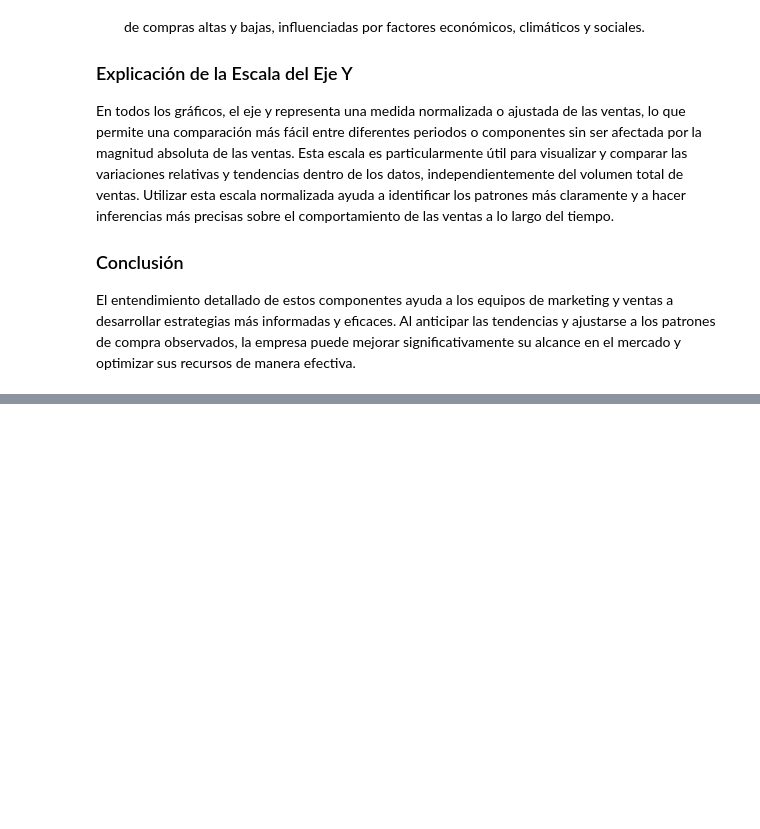
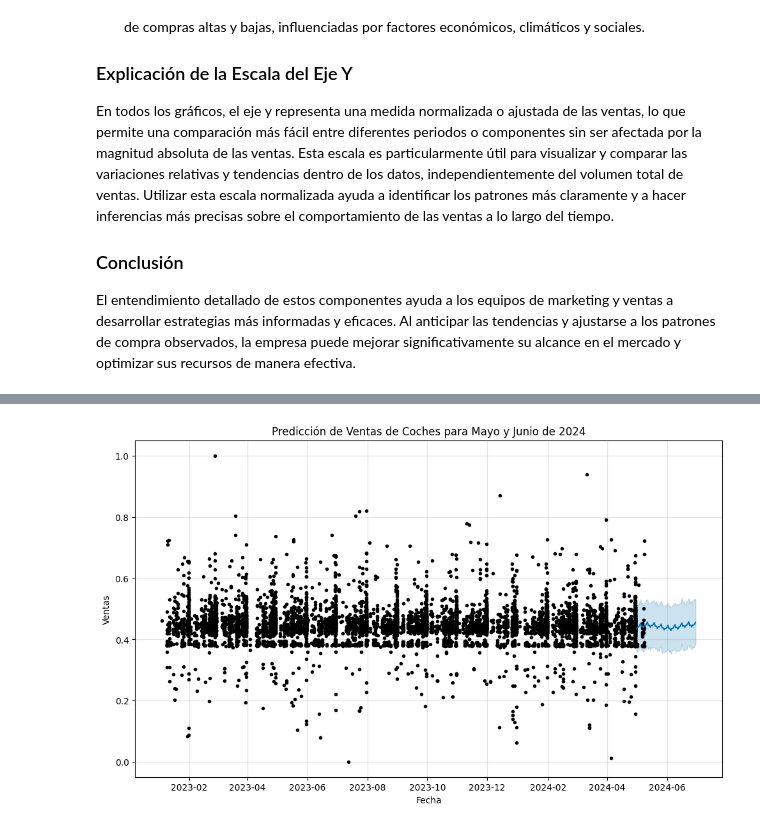
Before and after one commit to Nambu89/Vehicle-Sales-Prediction-Project-in-Spain, a Jupyter notebook: Sales.ipynb, the cells around one changed output, grey strips where cells are left out. Saved outputs shown, nothing was run; the diff lists cells and outputs as text; code cells hidden in the pictures; blank space fills up the shorter version.

```diff
--- a/Sales.ipynb
+++ b/Sales.ipynb
@@ -367,0 +441,18 @@ El entendimiento detallado de estos componentes ayuda a los equipos de marketing
+# %%
+# Crear un DataFrame con las fechas específicas de mayo y junio de 2024
+start_date = '2024-05-01'
+end_date = '2024-06-30'
+future_dates = pd.date_range(start=start_date, end=end_date)
+future_df = pd.DataFrame({'ds': future_dates})
+
+# Predecir las ventas para esas fechas
+forecast = model.predict(future_df)
+
+# Visualizar las predicciones para mayo y junio de 2024
+fig = model.plot(forecast)
+plt.title('Predicción de Ventas de Coches para Mayo y Junio de 2024')
+plt.xlabel('Fecha')
+plt.ylabel('Ventas')
+plt.show()
+# %% [output]
+[figure, added]
```
Also changed, not shown: parts of 21 cells of this notebook.
